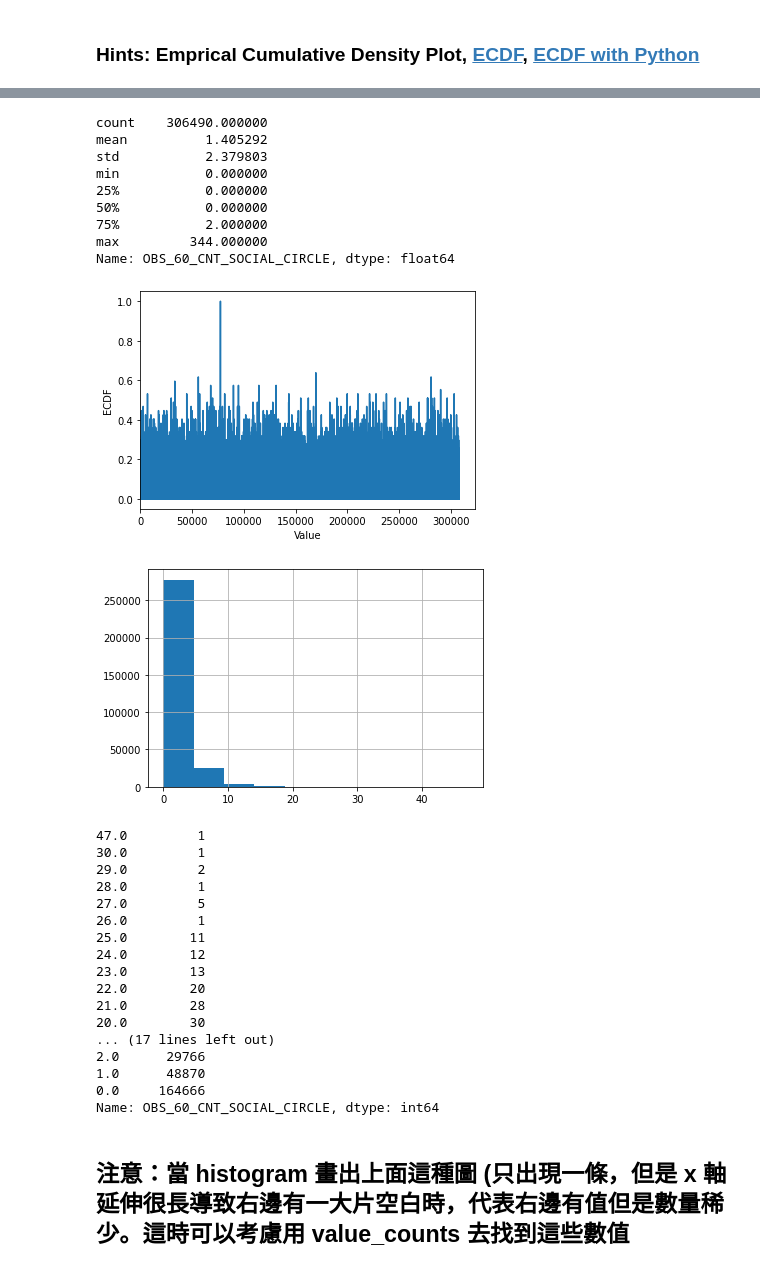
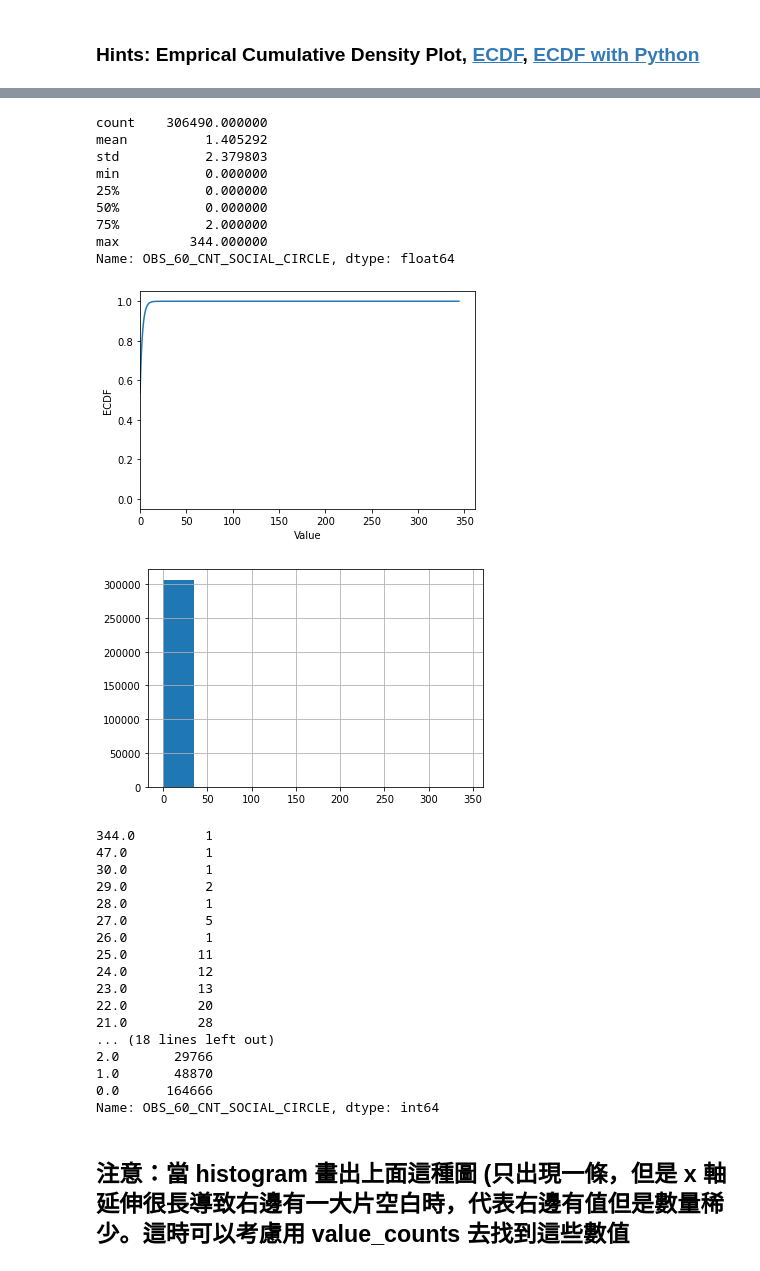
Before and after one commit to teaman424/research_ai, a Jupyter notebook: Day_009_HW.ipynb, the cells around one changed output, grey strips where cells are left out. Drawn from its saved outputs; the diff is of its cells as text; code cells hidden in the pictures.

```diff
--- a/Day_009_HW.ipynb
+++ b/Day_009_HW.ipynb
@@ -178,54 +179,52 @@ Name: REGION_POPULATION_RELATIVE, Length: 80, dtype: int64
 # %%
 # 最大值落在分布之外
 print(app_train['OBS_60_CNT_SOCIAL_CIRCLE'].describe())
 
 # 繪製 Empirical Cumulative Density Plot (ECDF)
 """
 Your Code Here
 
 """
-app_train['OBS_60_CNT_SOCIAL_CIRCLE'].replace({344.000000: np.nan}, inplace = True)
-
-cdf =  app_train['OBS_60_CNT_SOCIAL_CIRCLE']
+cdf =  app_train['OBS_60_CNT_SOCIAL_CIRCLE'].value_counts().sort_index().cumsum()
 
 plt.plot(list(cdf.index), cdf/cdf.max())
 plt.xlabel('Value')
 plt.ylabel('ECDF')
 plt.xlim([cdf.index.min() * 0.95, cdf.index.max() * 1.05])
 plt.ylim([-0.05,1.05]) # 限制顯示圖片的範圍
 plt.show()
 
 app_train['OBS_60_CNT_SOCIAL_CIRCLE'].hist()
 plt.show()
 print(app_train['OBS_60_CNT_SOCIAL_CIRCLE'].value_counts().sort_index(ascending = False))
 # %% [output]
 count    306490.000000
 mean          1.405292
 std           2.379803
 min           0.000000
 25%           0.000000
 50%           0.000000
 75%           2.000000
 max         344.000000
 Name: OBS_60_CNT_SOCIAL_CIRCLE, dtype: float64
-[figure, old version]
+[figure, new version]
-[figure, old version]
+[figure, new version]
-47.0         1
-30.0         1
-29.0         2
-28.0         1
-27.0         5
-26.0         1
-25.0        11
-24.0        12
-23.0        13
-22.0        20
-21.0        28
-20.0        30
-... (17 lines left out)
-2.0      29766
-1.0      48870
-0.0     164666
+344.0         1
+47.0          1
+30.0          1
+29.0          2
+28.0          1
+27.0          5
+26.0          1
+25.0         11
+24.0         12
+23.0         13
+22.0         20
+21.0         28
+... (18 lines left out)
+2.0       29766
+1.0       48870
+0.0      164666
 Name: OBS_60_CNT_SOCIAL_CIRCLE, dtype: int64
 # %% [markdown]
 ## 注意：當 histogram 畫出上面這種圖 (只出現一條，但是 x 軸延伸很長導致右邊有一大片空白時，代表右邊有值但是數量稀少。這時可以考慮用 value_counts 去找到這些數值
```
Also changed, not shown: parts of 4 cells of this notebook.
